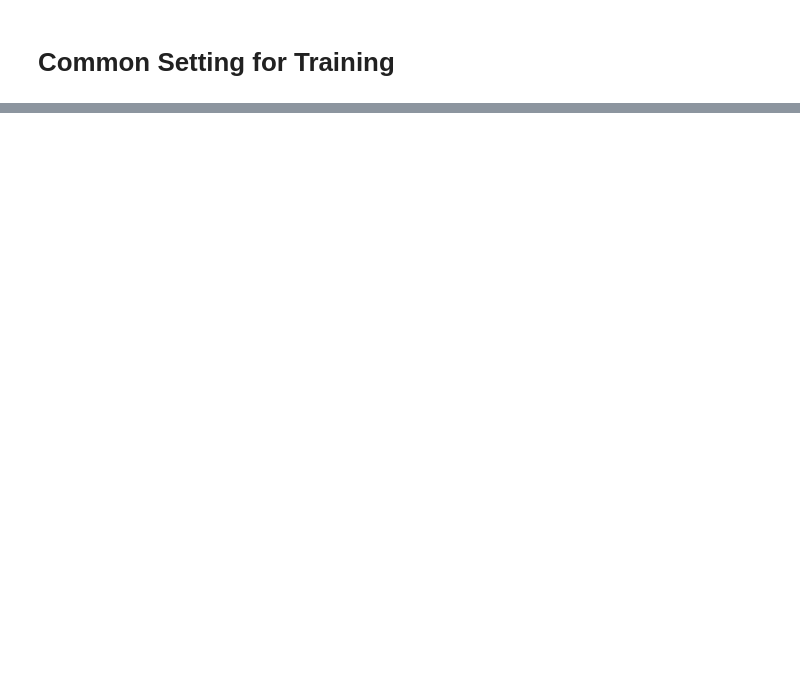
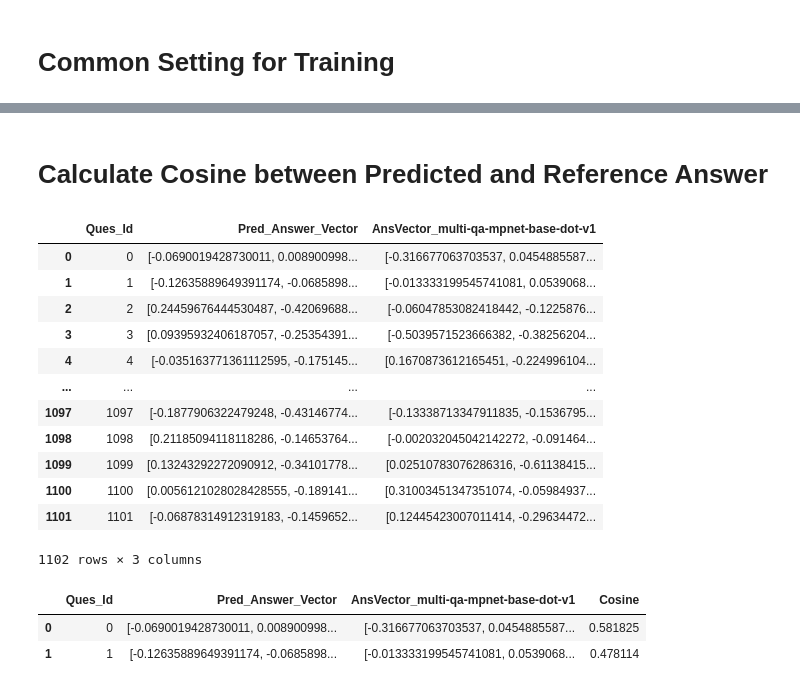
Before and after one commit to dasarpai/HBQA, a Jupyter notebook: 09_1_HBQA_ZeroShot.ipynb, the cells around one changed output, grey strips where cells are left out. Drawn from its saved outputs; the diff is of its cells as text; code cells hidden in the pictures; blank space fills up the shorter version.

```diff
--- a/09_1_HBQA_ZeroShot.ipynb
+++ b/09_1_HBQA_ZeroShot.ipynb
@@ -498,0 +383,16 @@ def calculate_cosine(row):
+# %%
+def create_ans_vector():
+
+    Ans_Sentences = df_pred.Pred_Answer.tolist()
+    Ans_Embeddings = embmodel.encode(Ans_Sentences)
+
+    print ("Answer Embedding: ", Ans_Embeddings.shape)
+    # return (Ques_Embeddings, Ans_Embeddings)
+
+    return (Ans_Embeddings)
+# %%
+df_pred['Pred_Answer'] = df_pred.Pred_Answer.fillna("don't know")
+df_pred.loc[df_pred['Pred_Answer'].str.contains(r'\?\?\?'), 'Pred_Answer'] = "don't know"
+
+# Model couldn't fine any any answer for this
+df_pred.loc[df_pred['Pred_Answer'].str.contains(r"don't know")].shape
@@ -498,0 +401,4 @@ def calculate_cosine(row):
+# %%
+if embed_now:
+  Ans_Embeddings = create_ans_vector()
+  df_pred['Pred_Answer_Vector'] = torch.tensor(Ans_Embeddings, dtype=torch.float).tolist()
@@ -498,0 +503,22 @@ def calculate_cosine(row):
+# %% [markdown]
+# Calculate Cosine between Predicted and Reference Answer
+# %%
+df_ref_ans = pd.read_csv(datapath + '07.2-HBQA_QA_Vector' + embmodelname1 + '.csv')
+
+df_ref_pred= df_pred.merge(df_ref_ans, on = "Ques_Id", how="inner")[['Ques_Id','Pred_Answer_Vector','AnsVector_multi-qa-mpnet-base-dot-v1']]
+# %%
+df_ref_pred
+# %% [output]
+|  | Ques_Id | Pred_Answer_Vector | AnsVector_multi-qa-mpnet-base-dot-v1 |
+| 0 | 0 | [-0.0690019428730011, 0.008900998... | [-0.316677063703537, 0.0454885587... |
+| 1 | 1 | [-0.12635889649391174, -0.0685898... | [-0.013333199545741081, 0.0539068... |
+| 2 | 2 | [0.24459676444530487, -0.42069688... | [-0.06047853082418442, -0.1225876... |
+| 3 | 3 | [0.09395932406187057, -0.25354391... | [-0.5039571523666382, -0.38256204... |
+| 4 | 4 | [-0.035163771361112595, -0.175145... | [0.1670873612165451, -0.224996104... |
+| ... | ... | ... | ... |
+| 1097 | 1097 | [-0.1877906322479248, -0.43146774... | [-0.13338713347911835, -0.1536795... |
+| 1098 | 1098 | [0.21185094118118286, -0.14653764... | [-0.002032045042142272, -0.091464... |
+| 1099 | 1099 | [0.13243292272090912, -0.34101778... | [0.02510783076286316, -0.61138415... |
+| 1100 | 1100 | [0.0056121028028428555, -0.189141... | [0.31003451347351074, -0.05984937... |
+| 1101 | 1101 | [-0.06878314912319183, -0.1459652... | [0.12445423007011414, -0.29634472... |
+1102 rows × 3 columns
@@ -498,0 +551,6 @@ def calculate_cosine(row):
+# %%
+df_ref_pred.head(2)
+# %% [output]
+|  | Ques_Id | Pred_Answer_Vector | AnsVector_multi-qa-mpnet-base-dot-v1 | Cosine |
+| 0 | 0 | [-0.0690019428730011, 0.008900998... | [-0.316677063703537, 0.0454885587... | 0.581825 |
+| 1 | 1 | [-0.12635889649391174, -0.0685898... | [-0.013333199545741081, 0.0539068... | 0.478114 |
```
Also changed, not shown: parts of 78 cells of this notebook, 1 other file.
